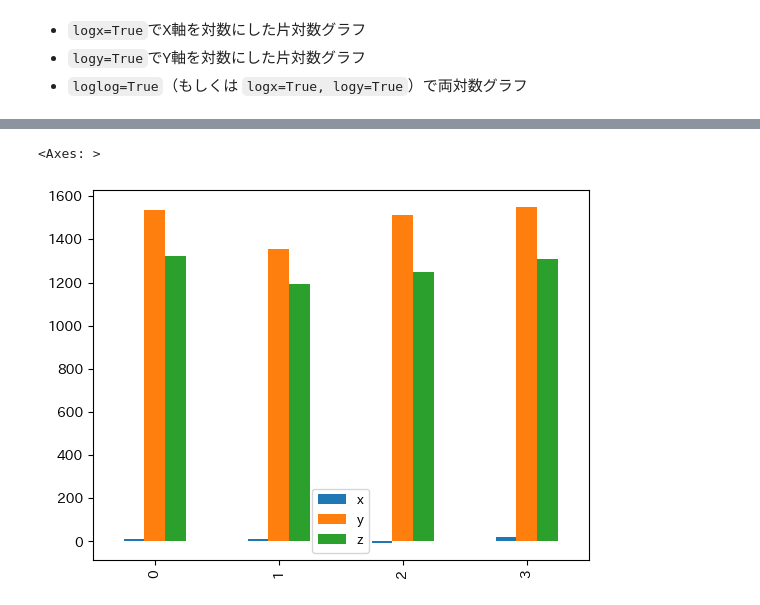
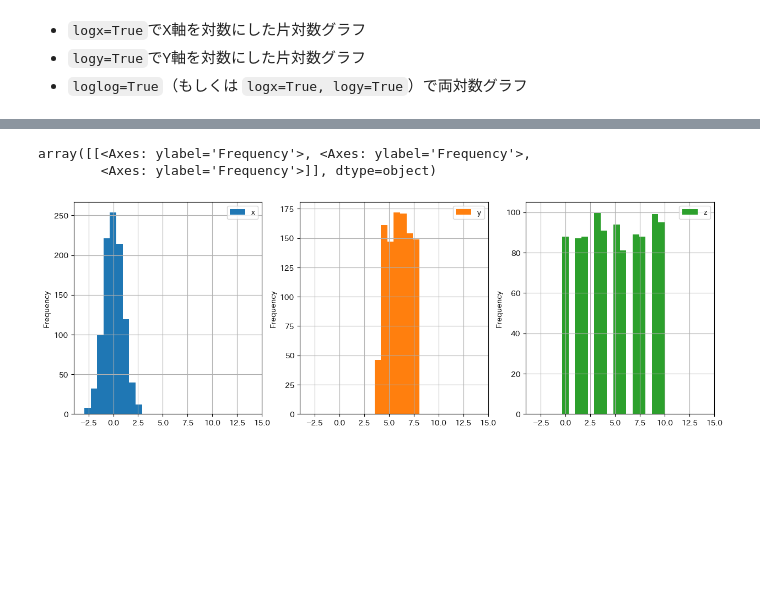
Before and after one commit to shotakaha/kumaroot, a Jupyter notebook: mystmd/matplotlib.ipynb, the cells around one changed output, grey strips where cells are left out. Drawn from its saved outputs; the diff is of its cells as text; code cells hidden in the pictures; blank space fills up the shorter version.

Commit message:
fix(pandas/pandas-plot.md): サブプロットを追記した

```diff
--- a/mystmd/matplotlib.ipynb
+++ b/mystmd/matplotlib.ipynb
@@ -121,6 +112,8 @@ count.plot(kind="bar", x="name", grid=True)
-# %%
-g = data.groupby("name").sum().reset_index()
-g.plot(kind="bar")
-# %% [output]
-<Axes: >
-[figure, removed]
+# %%
+data[["x", "y", "z"]].plot.hist(xlim=(-4, 15), bins=20, stacked=True, grid=True, subplots=True, layout=(1, 3), figsize=(15, 5))
+#data["y"].plot.hist(stacked=True)
+#data["z"].plot.hist(stacked=True)
+# %% [output]
+array([[<Axes: ylabel='Frequency'>, <Axes: ylabel='Frequency'>,
+        <Axes: ylabel='Frequency'>]], dtype=object)
+[figure, added]
```
Also changed, not shown: parts of 11 cells of this notebook, 1 other file.
